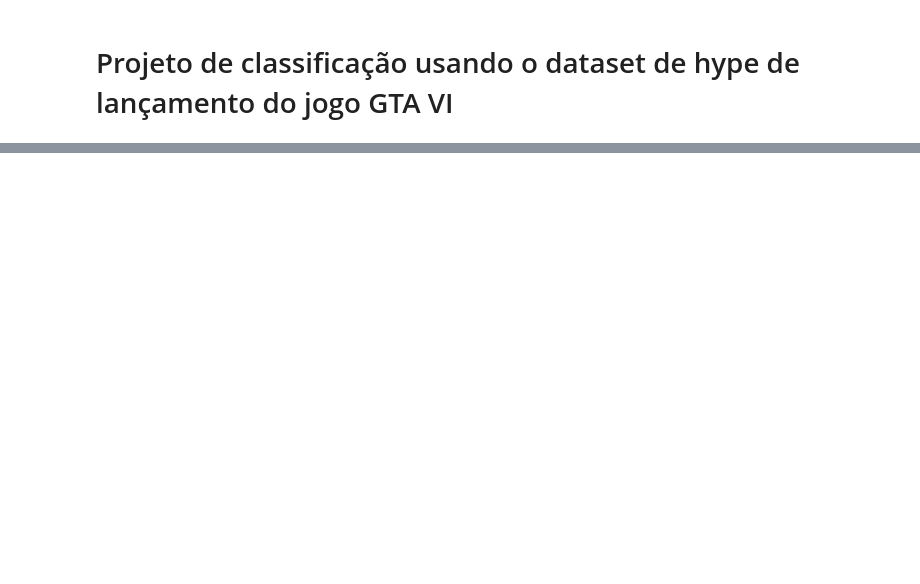
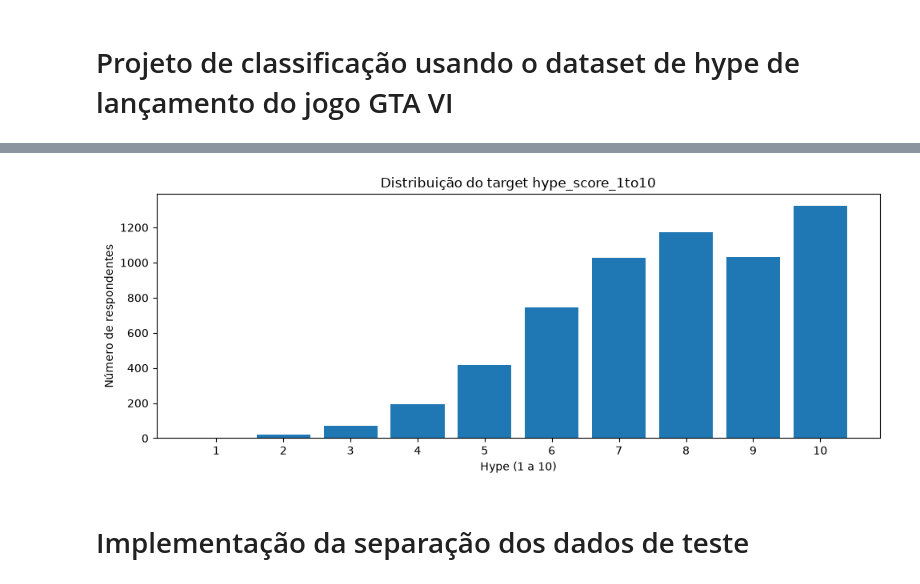
Before and after one commit to SoImRayh/TL_AI-MachineLearning, a Jupyter notebook: notebooks/GtaViClassification.ipynb, the cells around one changed output, grey strips where cells are left out. Drawn from its saved outputs; the diff is of its cells as text; code cells hidden in the pictures; blank space fills up the shorter version.

```diff
--- a/notebooks/GtaViClassification.ipynb
+++ b/notebooks/GtaViClassification.ipynb
@@ -50,4 +71,15 @@ plt.show()
 # %%
-
-# listar os valores existes em uma coluna
-print(data['overall_sentiment'].unique())
+# Frequência de cada valor do target, para complementar a projeção.
+distribuicao_hype = data["hype_score_1to10"].value_counts().reindex(range(1, 11), fill_value=0)
+fig, ax = plt.subplots(figsize=(10, 4))
+ax.bar(distribuicao_hype.index, distribuicao_hype.values)
+ax.set_title("Distribuição do target hype_score_1to10")
+ax.set_xlabel("Hype (1 a 10)")
+ax.set_ylabel("Número de respondentes")
+ax.set_xticks(range(1, 11))
+plt.tight_layout()
+plt.show()
+# %% [output]
+[figure, added]
+# %% [markdown]
+# Implementação da separação dos dados de teste
```
Also changed, not shown: parts of 6 cells of this notebook, 16 other files.
